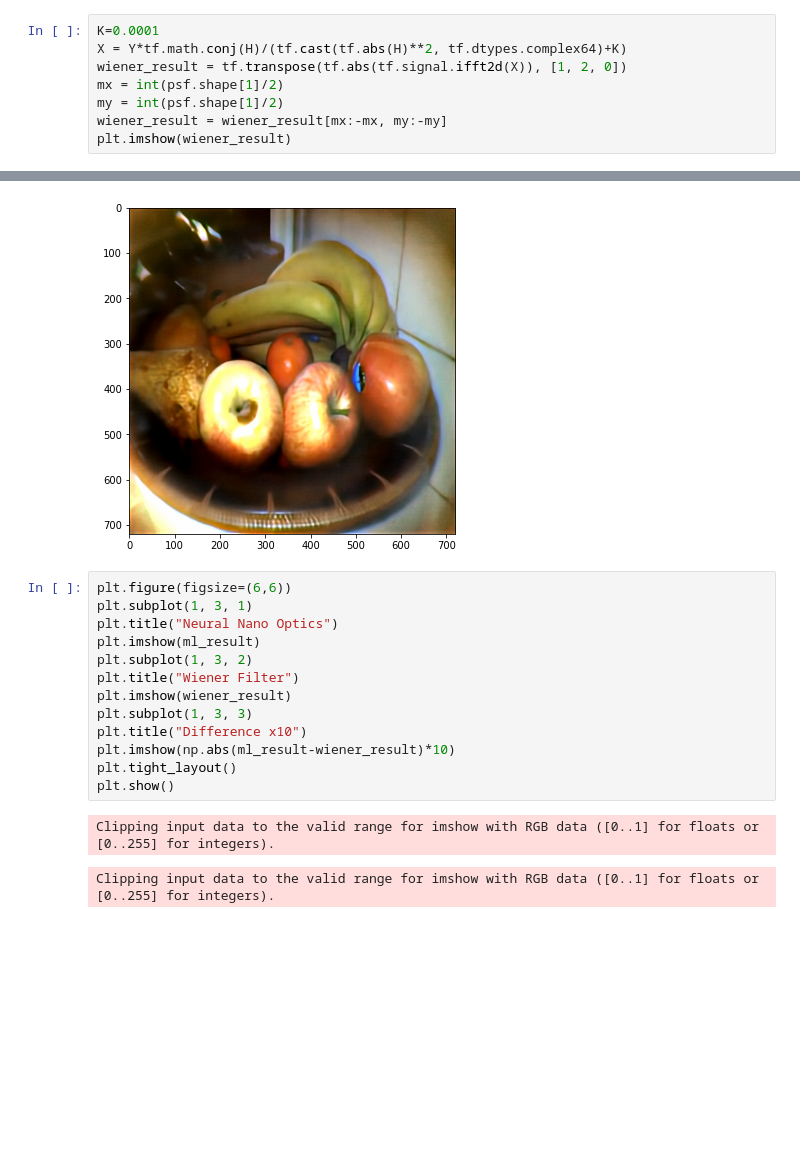
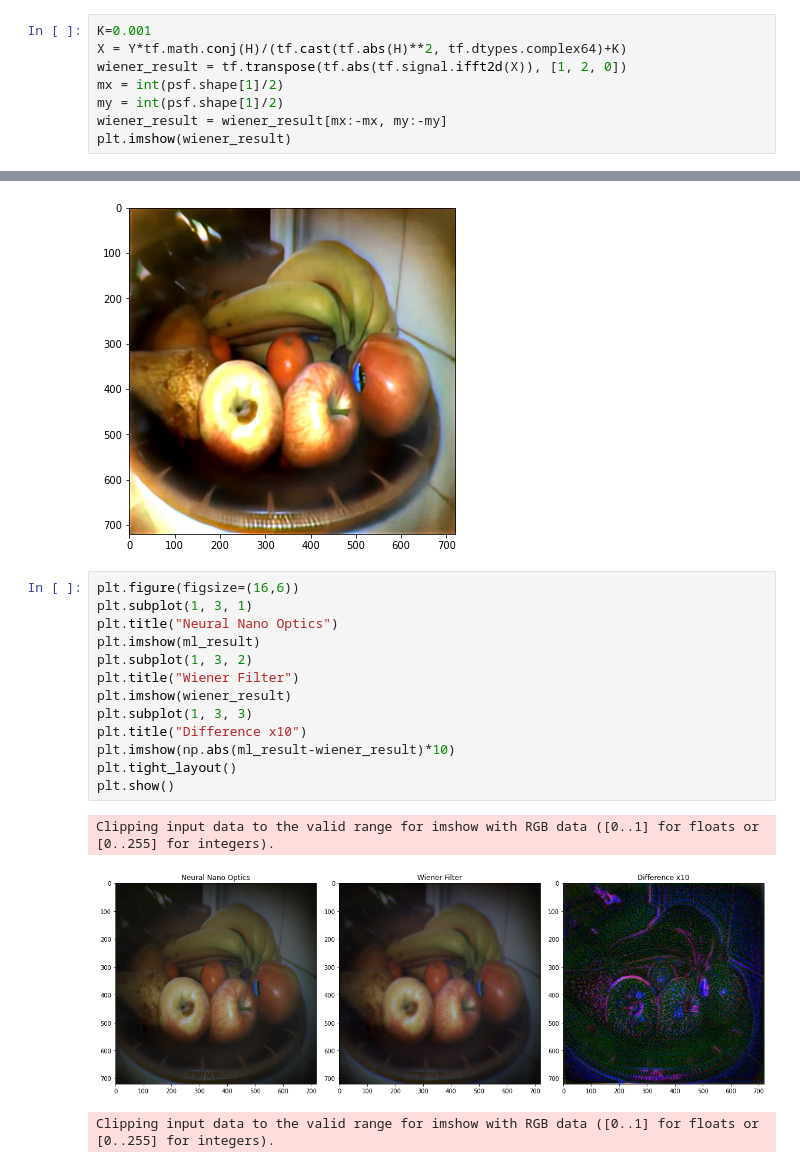
Before and after one commit to chiuhans111/Neural_Nano-Optics, a Jupyter notebook: test.ipynb, the cells around one changed output, grey strips where cells are left out. Saved outputs shown, nothing was run; the diff lists cells and outputs as text; blank space fills up the shorter version.

```diff
--- a/test.ipynb
+++ b/test.ipynb
@@ -159,7 +159,7 @@ Y = tf.signal.fft2d(tf.cast(tf.transpose(input_img[0], [2, 0, 1]), tf.dtypes.com
 # %% [output]
 360
 # %%
-K=0.0001
+K=0.001
 X = Y*tf.math.conj(H)/(tf.cast(tf.abs(H)**2, tf.dtypes.complex64)+K)
 wiener_result = tf.transpose(tf.abs(tf.signal.ifft2d(X)), [1, 2, 0])
 mx = int(psf.shape[1]/2)
@@ -174,20 +174,21 @@ ml_result = reconstruct('./experimental/data/captures/138301.npy', psf, snr, G)
 # %% [output]
 [figure]
 # %%
-plt.figure(figsize=(6,6))
+plt.figure(figsize=(16,6))
 plt.subplot(1, 3, 1)
 plt.title("Neural Nano Optics")
 plt.imshow(ml_result)
 plt.subplot(1, 3, 2)
 plt.title("Wiener Filter")
 plt.imshow(wiener_result)
 plt.subplot(1, 3, 3)
 plt.title("Difference x10")
 plt.imshow(np.abs(ml_result-wiener_result)*10)
 plt.tight_layout()
 plt.show()
 # %% [output]
 Clipping input data to the valid range for imshow with RGB data ([0..1] for floats or [0..255] for integers).
+[figure, added]
 # %%
 # %% [output]
 Clipping input data to the valid range for imshow with RGB data ([0..1] for floats or [0..255] for integers).
```
Also changed, not shown: 2 other files.
